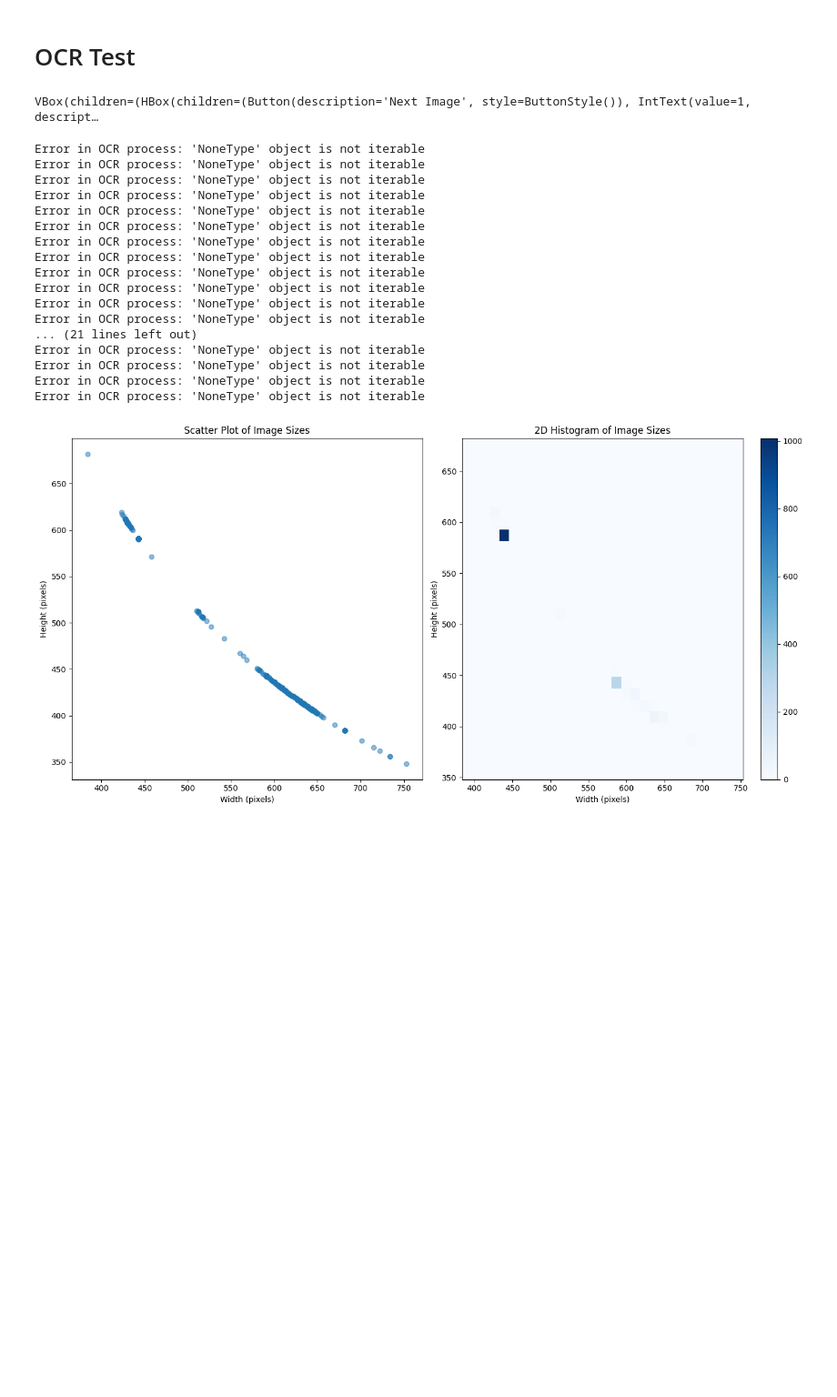
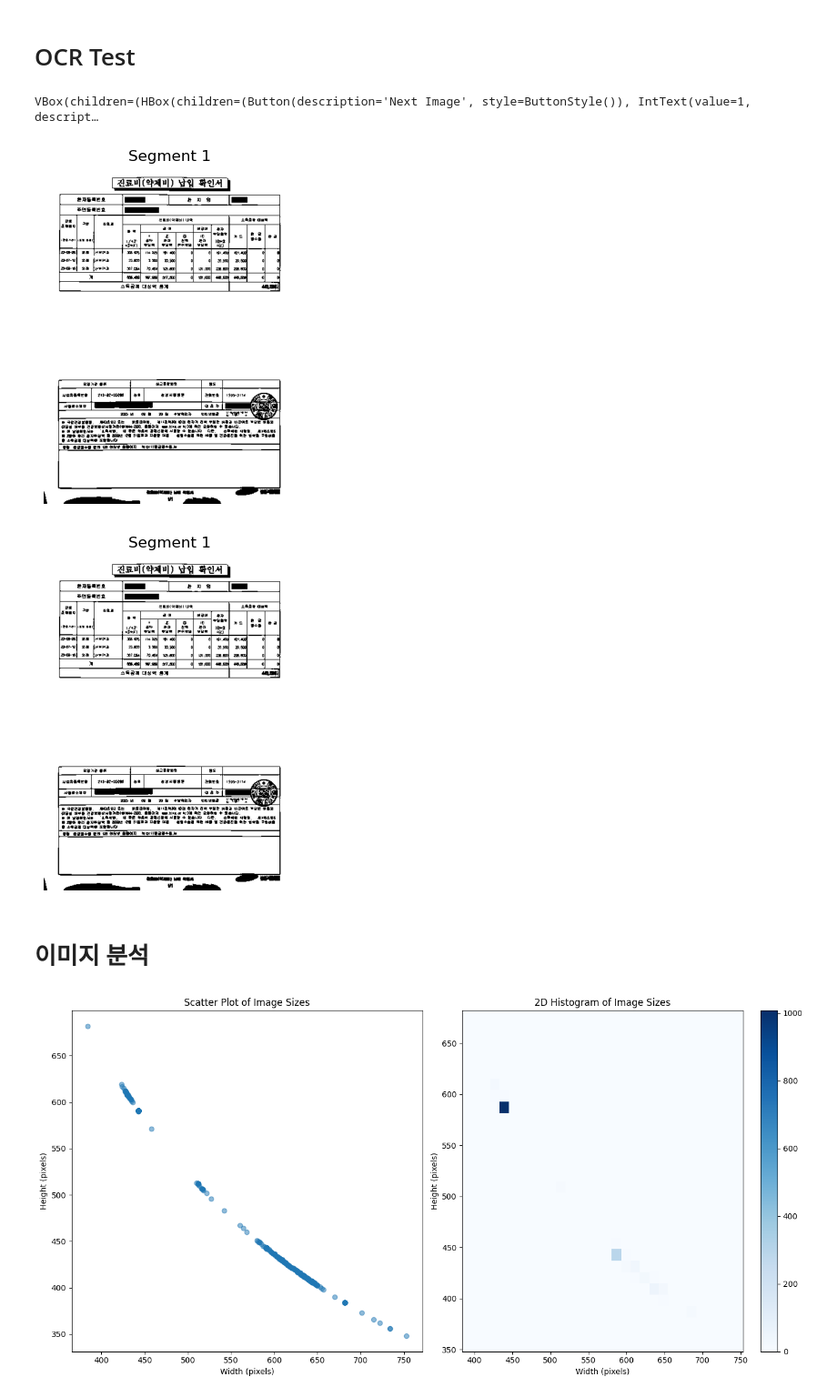
Before and after one commit to UpstageAILab3/upstage-cv-classification-cv12-pub, a Jupyter notebook: cho/preprocessing.ipynb, the cells around one changed output. Shown at 91% size. Saved outputs shown, nothing was run; the diff lists cells and outputs as text; code cells hidden in the pictures; blank space fills up the shorter version.

```diff
--- a/cho/preprocessing.ipynb
+++ b/cho/preprocessing.ipynb
@@ -174,6 +174,7 @@ from IPython.display import display, clear_output
 import matplotlib.pyplot as plt
 from PIL import Image
 from paddleocr import PaddleOCR
+import threading
 
 # PaddleOCR의 로깅 레벨을 ERROR로 설정하여 디버그 메시지 숨기기
 logging.getLogger("paddleocr").setLevel(logging.ERROR)
@@ -262,11 +263,24 @@ def process_image(img_path):
 current_index = widgets.IntText(value=1, description='Index:')
 # '다음' 버튼 생성
 button = widgets.Button(description="Next Image")
+# 상태 표시 레이블
+status_label = widgets.Label(value="Ready")
 # 이미지를 표시할 Output 위젯 생성
 image_output = widgets.Output()
 
+# 처리 상태를 나타내는 플래그
+processing = False
+
 # 이미지와 라벨 시각화 함수
 def show_image(index):
+    global processing
+    if processing:
+        return
+
+    processing = True
+    status_label.value = "Processing..."
+    button.disabled = True
+
     image_output.clear_output(wait=True)
     image_folder_path = '../data/train'
     image_files = sorted(os.listdir(image_folder_path))
@@ -274,6 +288,9 @@ def show_image(index):
     if index < 0 or index >= len(image_files):
         with image_output:
             print("Index out of range. Please enter a valid index.")
+        processing = False
+        status_label.value = "Ready"
+        button.disabled = False
         return
 
     image_path = os.path.join(image_folder_path, image_files[index])
@@ -288,55 +305,47 @@ def show_image(index):
         plt.axis('off')
         plt.title("Original Image")
         plt.show()
 
         for i, (segment, (x, y, w, h)) in enumerate(segments):
             plt.figure()
             plt.imshow(cv2.cvtColor(segment, cv2.COLOR_GRAY2RGB))
             plt.axis('off')
             plt.title(f"Segment {i+1}")
             plt.show()
 
         print(f"Extracted Text: {text}")
         print(f"Word Count: {word_count}")
 
+    processing = False
+    status_label.value = "Ready"
+    button.disabled = False
+
 # 버튼 클릭 이벤트 핸들러
 def on_button_clicked(b):
-    current_index.value += 1
-    show_image(current_index.value)
+    if not processing:
+        current_index.value += 1
+        threading.Thread(target=show_image, args=(current_index.value,)).start()
 
 # 버튼 클릭 이벤트 연결
 button.on_click(on_button_clicked)
 
-# 버튼과 인덱스 위젯을 수평으로 정렬
-controls = widgets.HBox([button, current_index])
+# 버튼, 인덱스 위젯, 상태 레이블을 수평으로 정렬
+controls = widgets.HBox([button, current_index, status_label])
 
 # 컨트롤과 이미지 출력을 수직으로 정렬
 ui = widgets.VBox([controls, image_output])
 
 # UI 표시
 display(ui)
 
 # 처음 이미지 표시
-show_image(current_index.value)
+threading.Thread(target=show_image, args=(current_index.value,)).start()
 # %% [output]
 VBox(children=(HBox(children=(Button(description='Next Image', style=ButtonStyle()), IntText(value=1, descript…
-Error in OCR process: 'NoneType' object is not iterable
-Error in OCR process: 'NoneType' object is not iterable
-Error in OCR process: 'NoneType' object is not iterable
-Error in OCR process: 'NoneType' object is not iterable
-Error in OCR process: 'NoneType' object is not iterable
-Error in OCR process: 'NoneType' object is not iterable
-Error in OCR process: 'NoneType' object is not iterable
-Error in OCR process: 'NoneType' object is not iterable
-Error in OCR process: 'NoneType' object is not iterable
-Error in OCR process: 'NoneType' object is not iterable
-Error in OCR process: 'NoneType' object is not iterable
-Error in OCR process: 'NoneType' object is not iterable
-... (21 lines left out)
-Error in OCR process: 'NoneType' object is not iterable
-Error in OCR process: 'NoneType' object is not iterable
-Error in OCR process: 'NoneType' object is not iterable
-Error in OCR process: 'NoneType' object is not iterable
+[figure, added]
+[figure, added]
+# %% [markdown]
+# 이미지 분석
 # %%
 def analyze_image_sizes(csv_path, image_folder_path):
     # CSV 파일 읽기
```
